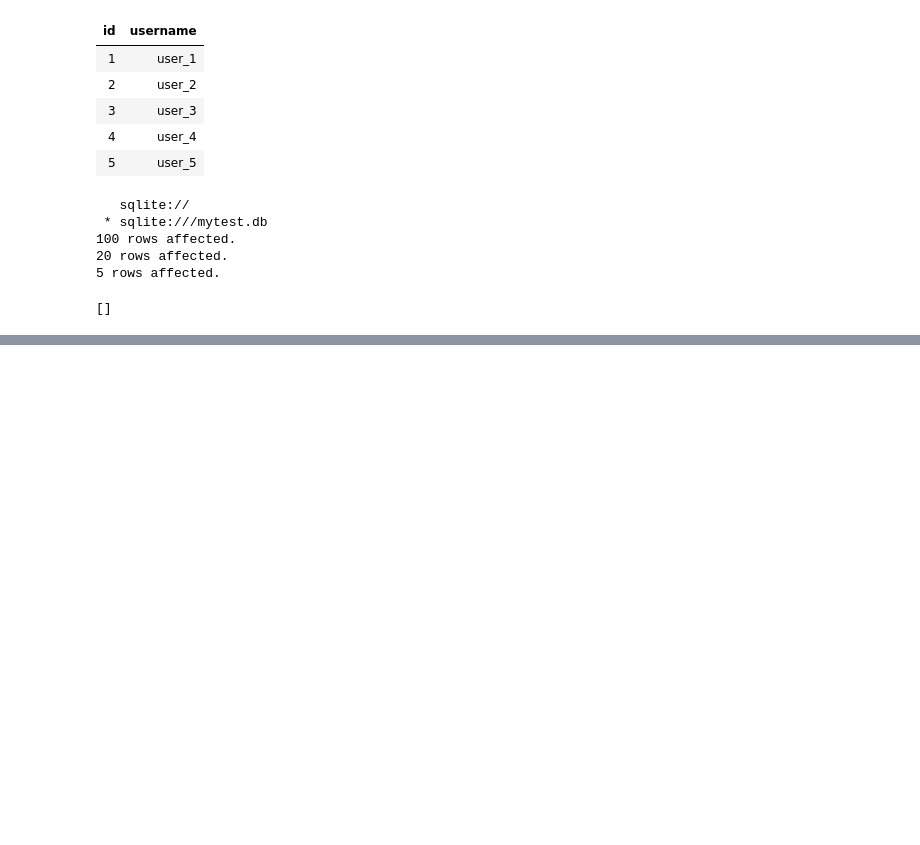
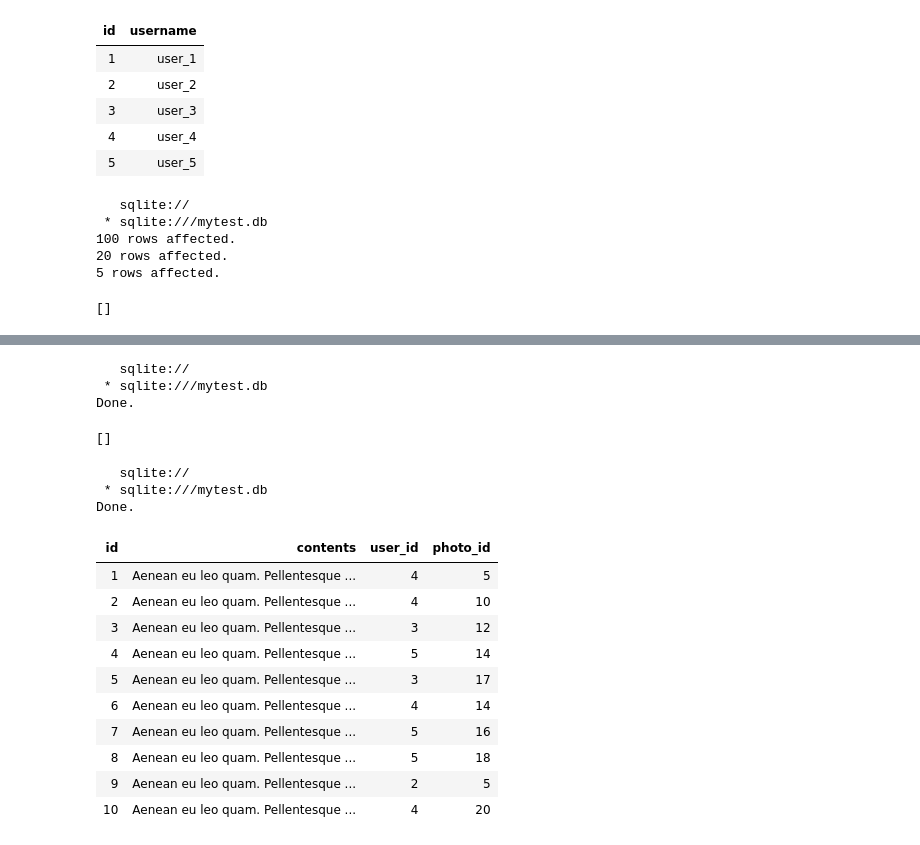
Before and after one commit to alirezaghorbani1983/psql_training, a Jupyter notebook: psql_1.ipynb, the cells around one changed output, grey strips where cells are left out. Cells and saved outputs as stored; diff of their text form; code cells hidden in the pictures; blank space fills up the shorter version.

Commit message:
make tavles of users and comments and comments

```diff
--- a/psql_1.ipynb
+++ b/psql_1.ipynb
@@ -696,0 +804,42 @@ DELETE FROM users;
+# %%
+%%sql
+WITH RECURSIVE
+    counter(x) AS (
+        SELECT 1
+        UNION ALL
+        SELECT x + 1 FROM counter WHERE x < 100
+    )
+INSERT INTO comments (contents, user_id, photo_id)
+SELECT
+    (SELECT contents
+     FROM comment_templates
+     ORDER BY RANDOM()
+     LIMIT 1),
+    ((ABS(RANDOM()) % 5) + 1) AS user_id,      -- BETWEEN 1 TO 5
+    ((ABS(RANDOM()) % 20) + 1) AS photo_id     -- between 1 to 20
+FROM counter;
+# %% [output]
+   sqlite://
+ * sqlite:///mytest.db
+Done.
+[]
+# %%
+%%sql
+SELECT id, contents, user_id, photo_id
+FROM comments
+LIMIT 10;
+# %% [output]
+   sqlite://
+ * sqlite:///mytest.db
+Done.
+| id | contents | user_id | photo_id |
+| 1 | Aenean eu leo quam. Pellentesque ... | 4 | 5 |
+| 2 | Aenean eu leo quam. Pellentesque ... | 4 | 10 |
+| 3 | Aenean eu leo quam. Pellentesque ... | 3 | 12 |
+| 4 | Aenean eu leo quam. Pellentesque ... | 5 | 14 |
+| 5 | Aenean eu leo quam. Pellentesque ... | 3 | 17 |
+| 6 | Aenean eu leo quam. Pellentesque ... | 4 | 14 |
+| 7 | Aenean eu leo quam. Pellentesque ... | 5 | 16 |
+| 8 | Aenean eu leo quam. Pellentesque ... | 5 | 18 |
+| 9 | Aenean eu leo quam. Pellentesque ... | 2 | 5 |
+| 10 | Aenean eu leo quam. Pellentesque ... | 4 | 20 |
```
Also changed, not shown: parts of 4 cells of this notebook, 1 other file.
